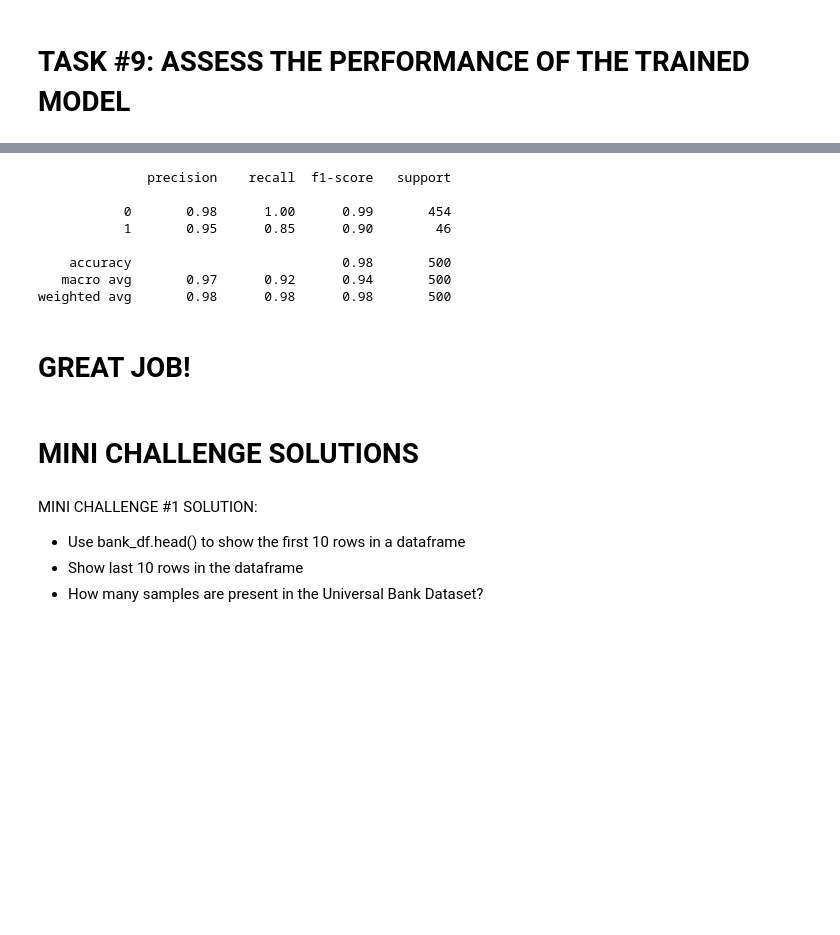
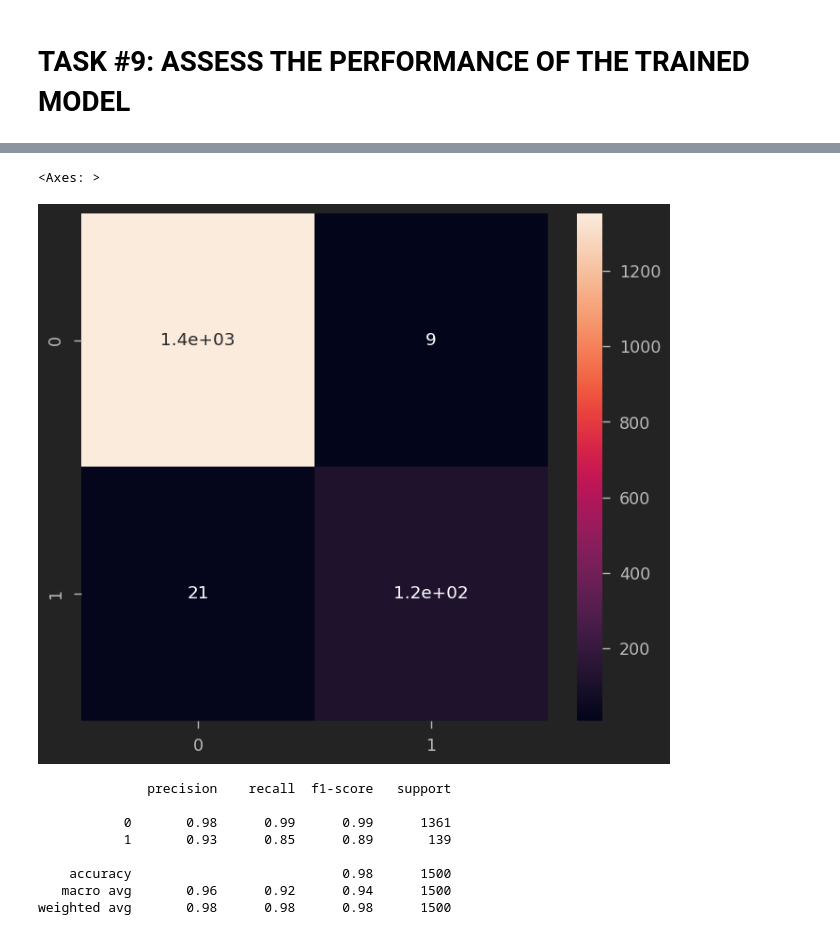
Before and after one commit to Usama-Amjad/Bank-Loan-Approval, a Jupyter notebook: Bank_Loan_Approval.ipynb, the cells around one changed output, grey strips where cells are left out. Cells and saved outputs as stored; diff of their text form; code cells hidden in the pictures; blank space fills up the shorter version.

```diff
--- a/Bank_Loan_Approval.ipynb
+++ b/Bank_Loan_Approval.ipynb
@@ -548,20 +534,20 @@ for i in y_test:
+# %%
+# Plot Confusion Matrix
+cm=metrics.confusion_matrix(y_original,predict)
+sns.heatmap(cm,annot=True)
+# %% [output]
+<Axes: >
+[figure, added]
 # %%
 # Print out the classification report
+from sklearn.metrics import classification_report
+print(classification_report(y_original,predict))
 # %% [output]
               precision    recall  f1-score   support
 
-           0       0.98      1.00      0.99       454
-           1       0.95      0.85      0.90        46
+           0       0.98      0.99      0.99      1361
+           1       0.93      0.85      0.89       139
 
-    accuracy                           0.98       500
-   macro avg       0.97      0.92      0.94       500
-weighted avg       0.98      0.98      0.98       500
+    accuracy                           0.98      1500
+   macro avg       0.96      0.92      0.94      1500
+weighted avg       0.98      0.98      0.98      1500
-# %% [markdown]
-# GREAT JOB!
-# %% [markdown]
-# MINI CHALLENGE SOLUTIONS
-# %% [markdown]
-MINI CHALLENGE #1 SOLUTION:
-- Use bank_df.head() to show the first 10 rows in a dataframe
-- Show last 10 rows in the dataframe
-- How many samples are present in the Universal Bank Dataset?
```
Also changed, not shown: parts of 22 cells of this notebook.
